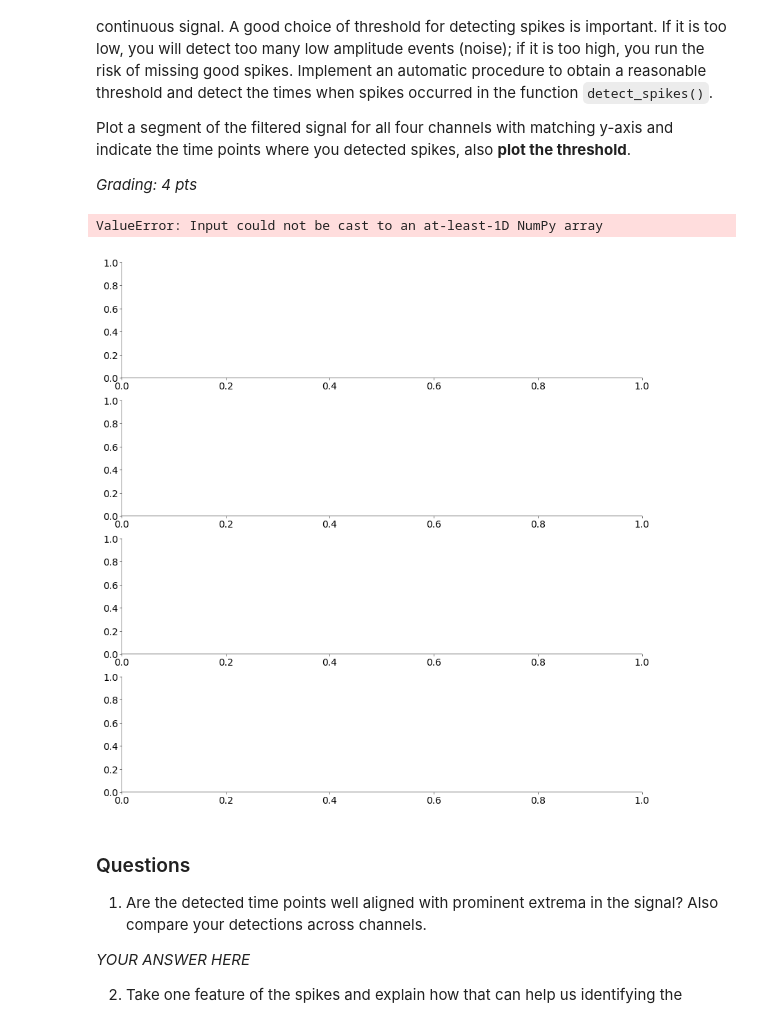
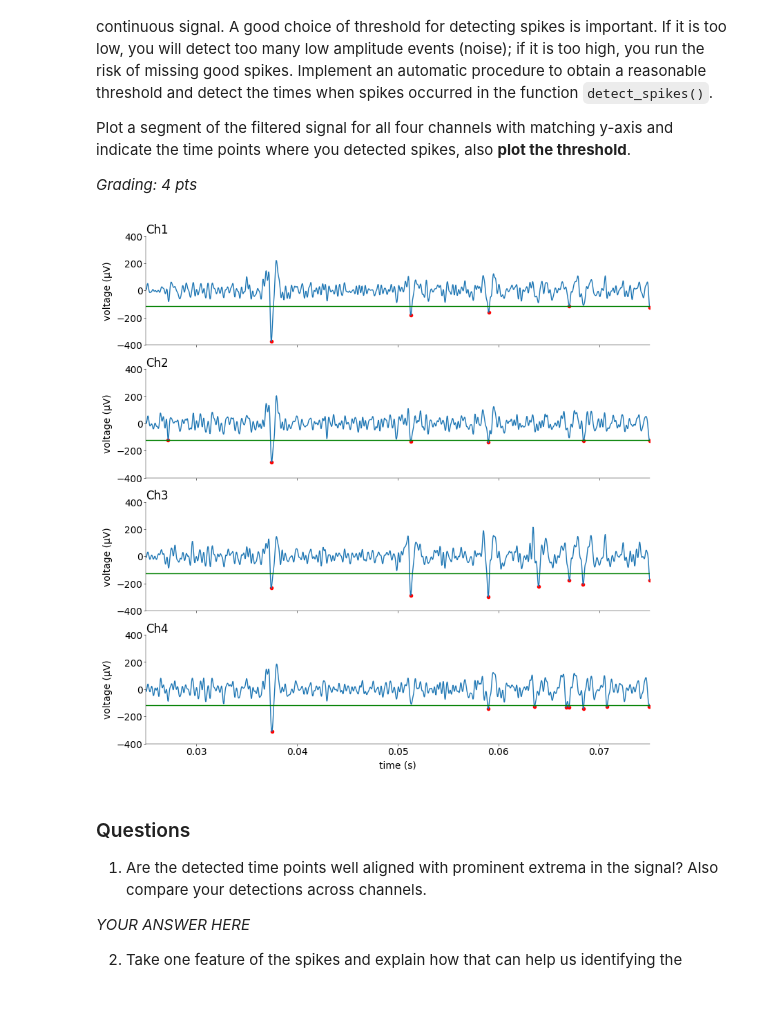
Before and after one commit to mathisnommensen/nds_coding_labs, a Jupyter notebook: notebooks/CodingLab1.ipynb, the cells around one changed output. Saved outputs shown, nothing was run; the diff lists cells and outputs as text; code cells hidden in the pictures.

Commit message:
task 2: detect_spikes should work now

```diff
--- a/notebooks/CodingLab1.ipynb
+++ b/notebooks/CodingLab1.ipynb
@@ -276,8 +276,22 @@ def detect_spikes(
     # compute the robust s.d. and calculate the threshold (0.5 pts)
     # --------------------------------------------------------------
 
-    sigma = np.median(np.abs(x - np.median(x)))  # outlier robust estimation of the sd
-    thrd = -N * sigma  # compute threshold
+    sigma = []
+    threshold = []
+
+    for ch in range(x.shape[1]):  # iterate through channels
+
+        sd = np.median(
+            np.abs(x.iloc[:, ch] - np.median(x.iloc[:, ch]))
+        )  # outlier robust estimation of the sd
+        th = -N * sd  # compute threshold
+
+        # print(th)
+
+        sigma.append(sd)
+        threshold.append(th)
+
+    # print(threshold)
 
     # --------------------------
     # find all spikes (1.5 pts)
@@ -288,48 +302,54 @@ def detect_spikes(
 
     for ch in range(x.shape[1]):  # iterate through channels
         peaks, properties = signal.find_peaks(
-            x.iloc[:, ch], height=thrd, distance=lockout
-        )                         # find spikes
+            -x.iloc[:, ch], height=-threshold[ch], distance=lockout
+        )  # find spikes
 
         s.append(peaks)
-        t.append(properties["peak_heights"])
+        t.append(peaks * 1000 / fs)  # convert to time in ms
+        # t.append(properties["peak_heights"])
 
-    return s, t, thrd
+    return s, t, threshold
 # %%
 spike_loc, spike_t, thrd = detect_spikes(xf, fs)
 # %%
 mosaic = [
     ["Ch1"],
     ["Ch2"],
     ["Ch3"],
     ["Ch4"],
 ]
 fig, ax = plt.subplot_mosaic(
     mosaic=mosaic, figsize=(8, 8), layout="constrained", dpi=100
 )
 
 # ------------------------------------------------------------------------------
 # plot signal, threshold and detected spikes and answer the questions (1+1 pts)
 # ------------------------------------------------------------------------------
 
+T = 100000
+t = np.arange(0, T) * dt
+
 for i, col in enumerate(cols):
 
-    # TODO: spike_loc, spike_t, thrd  # plot location of spikes, time of spikes, threshold
-    plt.plot(spike_loc)
+    ax[col].plot(t[:T], xf[col].values[:T])  # plot filtered signal
+    ax[col].scatter(
+        spike_loc[i] * dt, xf[col].values[spike_loc[i]], color="red"
+    )  # plot spike locations
+    ax[col].axhline(y=thrd[i], color="green", linestyle="-")  # plot threshold
 
     ax[col].set_ylim((-400, 400))
     ax[col].set_xlim((0.025, 0.075))
     ax[col].set_ylabel("voltage (μV)")
 
     ax[col].set_title(col, loc="left")
 
     if col != "Ch4":
         ax[col].set_xticklabels([])
     else:
         ax[col].set_xlabel("time (s)")
 # %% [output]
-ValueError: Input could not be cast to an at-least-1D NumPy array
-[figure, old version]
+[figure, new version]
 # %% [markdown]
 ### Questions
 
```
Also changed, not shown: parts of 1 cell of this notebook.
